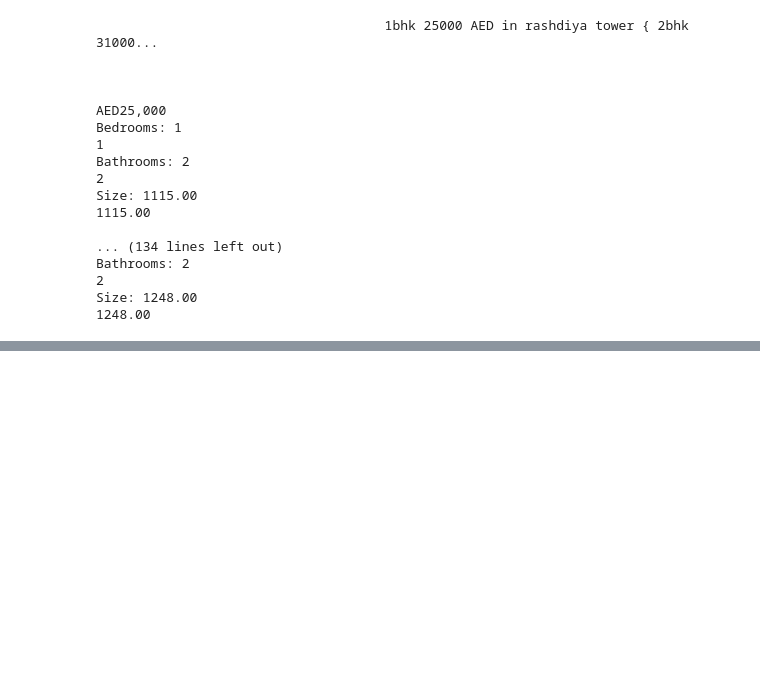
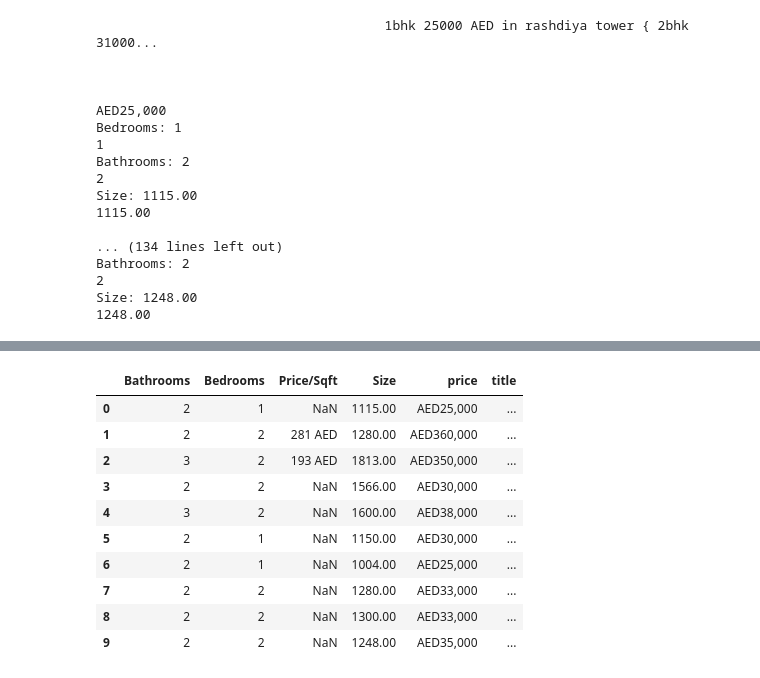
Before and after one commit to mdzapeer/WebScrapingPython, a Jupyter notebook: App7RealEstateScraping.ipynb, the cells around one changed output, grey strips where cells are left out. Drawn from its saved outputs; the diff is of its cells as text; code cells hidden in the pictures; blank space fills up the shorter version.

Commit message:
dataframe and csv

```diff
--- a/App7RealEstateScraping.ipynb
+++ b/App7RealEstateScraping.ipynb
@@ -155,3 +155,29 @@ Bathrooms: 2
 2
 Size: 1248.00
 1248.00
+# %%
+l=[]
+for listing in all:
+    d={}
+    d["title"]=listing.find("span",{"class":"title"}).text.replace("\n","")
+    d["price"]=listing.find("div",{"class":"price"}).text.replace("\n","").replace(" ","")
+    try:
+        for features in listing.find_all("ul",{"class":"features"}):
+            for li in features.find_all("li"):
+                if "Bedrooms: " in li:
+                    #print(li.text)
+                    d["Bedrooms"]=li.find("strong").text
+                if "Bathrooms: " in li:
+                    #print(li.text)
+                    d["Bathrooms"]=li.find("strong").text
+                if "Price / SqFt: " in li:
+                    #print(li.text)
+                    d["Price/Sqft"]=li.find("strong").text
+                if "Size: " in li:
+                    #print(li.text)
+                    d["Size"]=li.find("strong").text
+
+        #print(" ")
+    except:
+        None
+    l.append(d)
@@ -157,0 +206,16 @@ Size: 1248.00
+# %%
+df=pandas.DataFrame(l)
+# %%
+df
+# %% [output]
+|  | Bathrooms | Bedrooms | Price/Sqft | Size | price | title |
+| 0 | 2 | 1 | NaN | 1115.00 | AED25,000 | ... |
+| 1 | 2 | 2 | 281 AED | 1280.00 | AED360,000 | ... |
+| 2 | 3 | 2 | 193 AED | 1813.00 | AED350,000 | ... |
+| 3 | 2 | 2 | NaN | 1566.00 | AED30,000 | ... |
+| 4 | 3 | 2 | NaN | 1600.00 | AED38,000 | ... |
+| 5 | 2 | 1 | NaN | 1150.00 | AED30,000 | ... |
+| 6 | 2 | 1 | NaN | 1004.00 | AED25,000 | ... |
+| 7 | 2 | 2 | NaN | 1280.00 | AED33,000 | ... |
+| 8 | 2 | 2 | NaN | 1300.00 | AED33,000 | ... |
+| 9 | 2 | 2 | NaN | 1248.00 | AED35,000 | ... |
```
Also changed, not shown: parts of 3 cells of this notebook, 1 other file.
